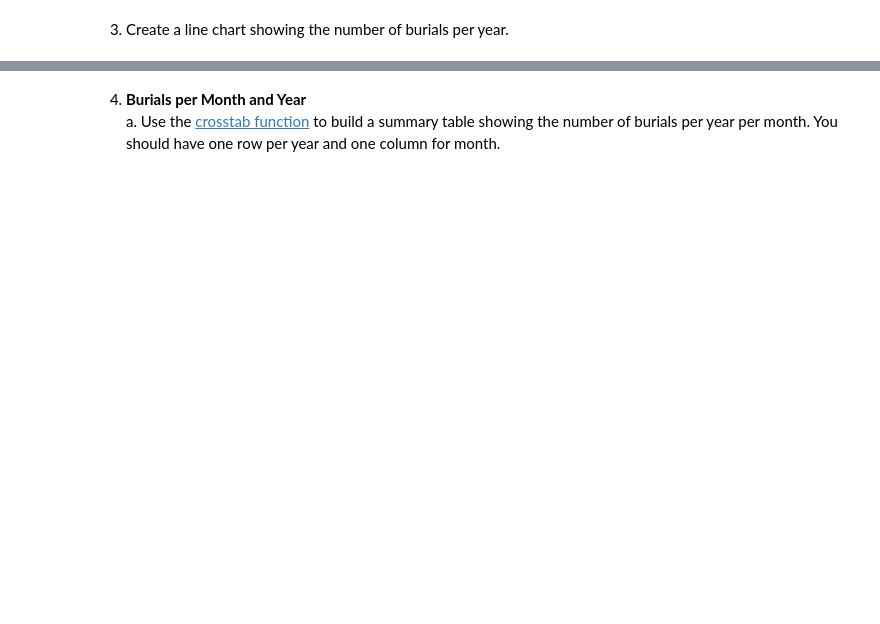
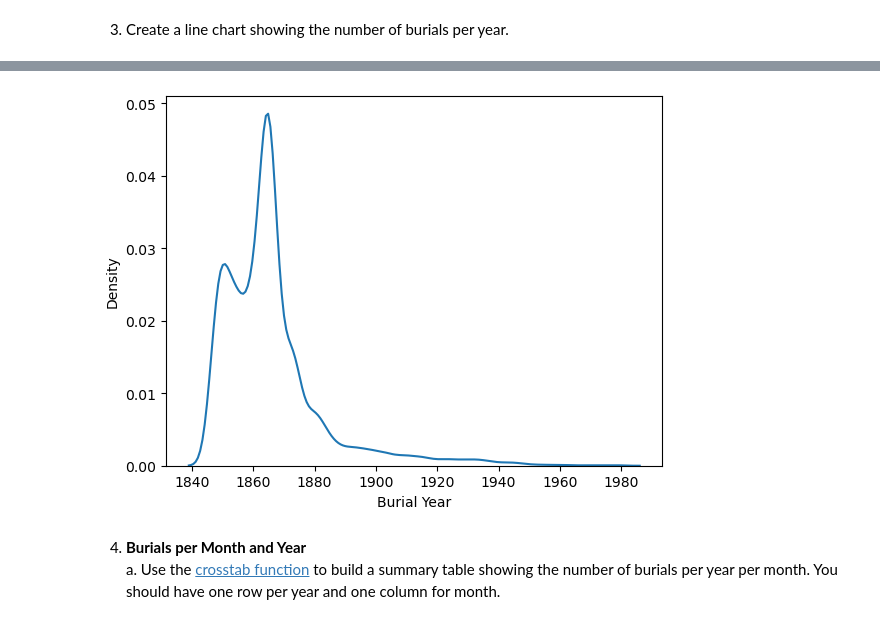
Before and after one commit to NSS-Data-Analytics-Cohort-10/advanced-pandas-BrandyLarramore, a Jupyter notebook: notebooks/advanced_pandas_notebook.ipynb, the cells around one changed output, grey strips where cells are left out. Saved outputs shown, nothing was run; the diff lists cells and outputs as text; code cells hidden in the pictures; blank space fills up the shorter version.

```diff
--- a/notebooks/advanced_pandas_notebook.ipynb
+++ b/notebooks/advanced_pandas_notebook.ipynb
@@ -111,3 +113,7 @@ ValueError: Could not interpret value `count` for parameter `y`
+# %%
+sns.kdeplot(cc_df['Burial Year']);
+# %% [output]
+[figure, added]
 # %% [markdown]
 4. **Burials per Month and Year**
     a. Use the [crosstab function](https://pandas.pydata.org/docs/reference/api/pandas.crosstab.html) to build a summary table showing the number of burials per year per month. You should have one row per year and one column for month.
```
Also changed, not shown: parts of 8 cells of this notebook.
